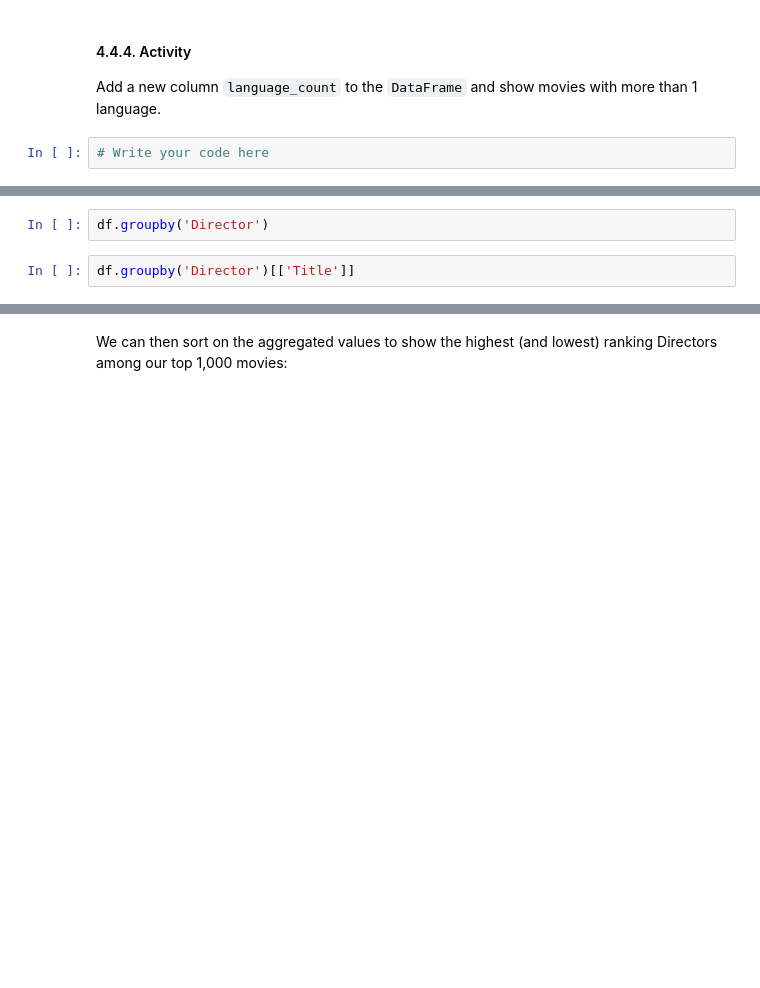
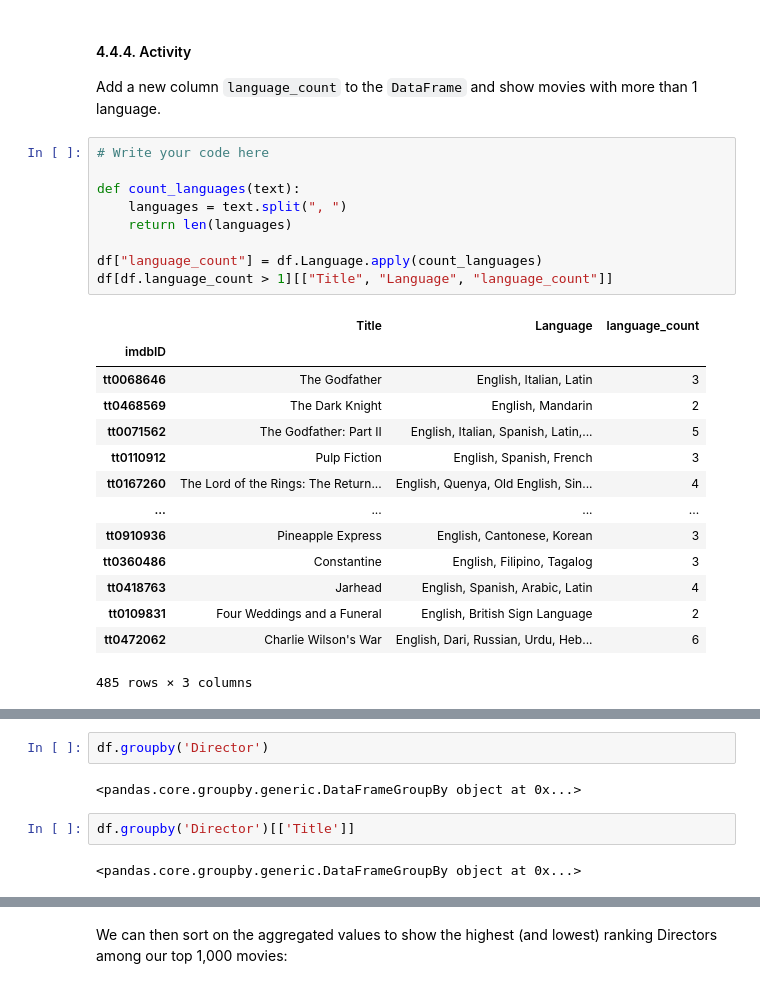
Before and after one commit to NCSU-Libraries/data-viz-workshops, a Jupyter notebook: Data_Manipulation_with_Python/data_manipulation.ipynb, the cells around one changed output, grey strips where cells are left out. Drawn from its saved outputs; the diff is of its cells as text; blank space fills up the shorter version.

```diff
--- a/Data_Manipulation_with_Python/data_manipulation.ipynb
+++ b/Data_Manipulation_with_Python/data_manipulation.ipynb
@@ -478,8 +1244,30 @@ df.isnull().sum()
 #### 4.4.4. Activity
 
 Add a new column `language_count` to the `DataFrame` and show movies with more than 1 language.
-# %%
-# Write your code here
+# %%
+# Write your code here
+
+def count_languages(text):
+    languages = text.split(", ")
+    return len(languages)
+
+df["language_count"] = df.Language.apply(count_languages)
+df[df.language_count > 1][["Title", "Language", "language_count"]]
+# %% [output]
+|  | Title | Language | language_count |
+| imdbID |  |  |  |
+| tt0068646 | The Godfather | English, Italian, Latin | 3 |
+| tt0468569 | The Dark Knight | English, Mandarin | 2 |
+| tt0071562 | The Godfather: Part II | English, Italian, Spanish, Latin,... | 5 |
+| tt0110912 | Pulp Fiction | English, Spanish, French | 3 |
+| tt0167260 | The Lord of the Rings: The Return... | English, Quenya, Old English, Sin... | 4 |
+| ... | ... | ... | ... |
+| tt0910936 | Pineapple Express | English, Cantonese, Korean | 3 |
+| tt0360486 | Constantine | English, Filipino, Tagalog | 3 |
+| tt0418763 | Jarhead | English, Spanish, Arabic, Latin | 4 |
+| tt0109831 | Four Weddings and a Funeral | English, British Sign Language | 2 |
+| tt0472062 | Charlie Wilson's War | English, Dari, Russian, Urdu, Heb... | 6 |
+485 rows × 3 columns
 # %% [markdown]
 ### 4.5. Aggregating data
 
@@ -496,7 +1284,11 @@ Those who are familiar with the `R` programming language, may recognize this as
 <span id="fn">* A classic paper on the Split-Apply-Combine methodology is available here: <a href="https://www.jstatsoft.org/article/view/v040i01/v40i01.pdf">“The Split-Apply-Combine Strategy for Data Analysis”</a></span>
 # %%
 df.groupby('Director')
+# %% [output]
+<pandas.core.groupby.generic.DataFrameGroupBy object at 0x...>
 # %%
 df.groupby('Director')[['Title']]
+# %% [output]
+<pandas.core.groupby.generic.DataFrameGroupBy object at 0x...>
 # %%
 df.groupby('Director')[['Title']].aggregate(lambda values: len(values))
```
Also changed, not shown: parts of 85 cells of this notebook.
